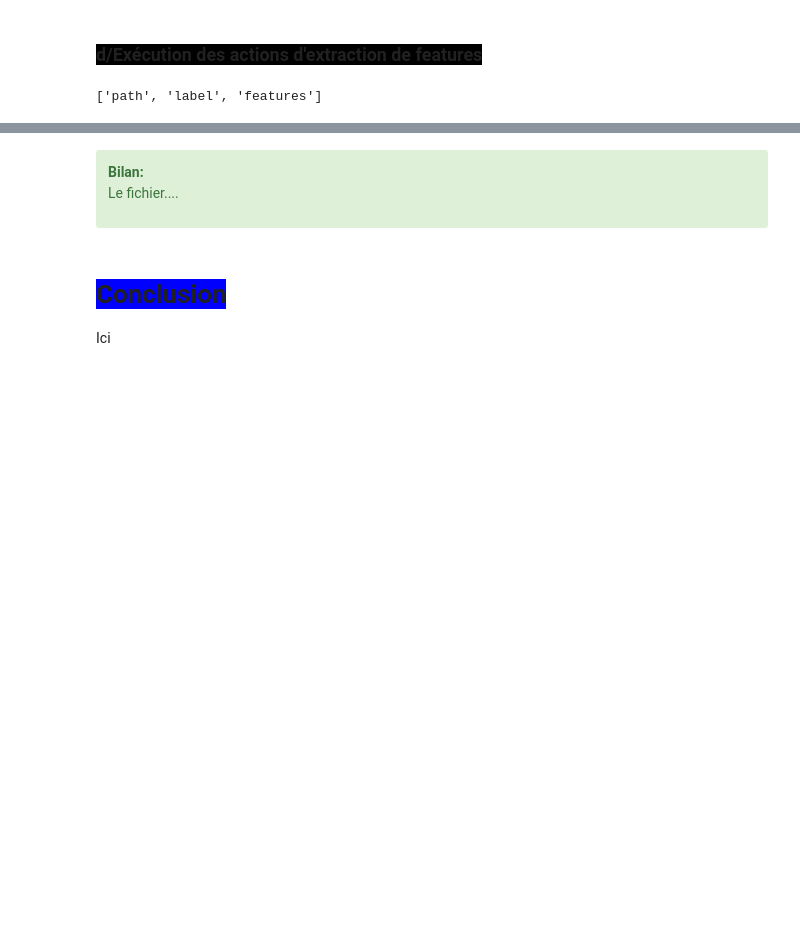
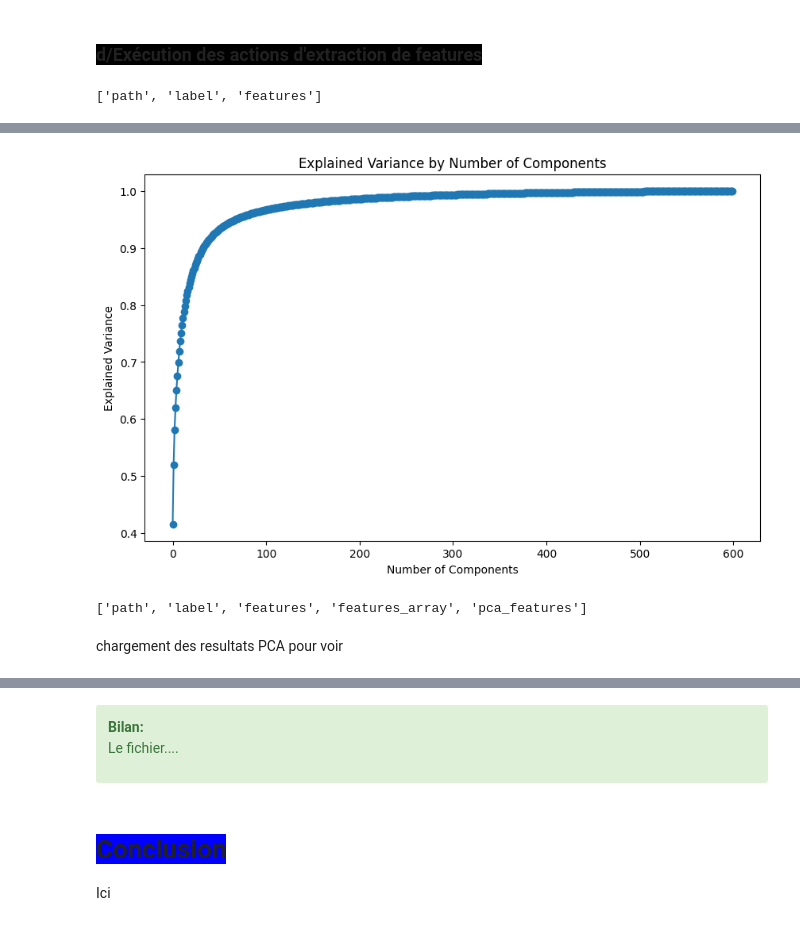
Before and after one commit to pierrickBERTHE/PB9-Traitement_Big_Data_sur_du_Cloud, a Jupyter notebook: Berthe_Pierrick_1_notebook_052024.ipynb, the cells around one changed output, grey strips where cells are left out. Drawn from its saved outputs; the diff is of its cells as text; code cells hidden in the pictures; blank space fills up the shorter version.

```diff
--- a/Berthe_Pierrick_1_notebook_052024.ipynb
+++ b/Berthe_Pierrick_1_notebook_052024.ipynb
@@ -148,11 +191,0 @@ Echantillon de 3 type de pommes (1_416 images)
-# %%
-PATH = os.getcwd()
-
-PATH_Data = PATH + '/data/source/dataset_sample'
-PATH_Result = PATH + '/data/cleaned'
-
-print(
-    'PATH:        ' +\
-    PATH + '\nPATH_Data:   ' +\
-    PATH_Data + '\nPATH_Result: '+ PATH_Result
-)
@@ -350,0 +506,6 @@ features_df.columns
+# %%
+array_to_vector_udf = udf(lambda arr: Vectors.dense(arr), VectorUDT())# cree une fonction udf pour transformer un array en vector UDT
+
+features_df = features_df.withColumn("features_array", array_to_vector_udf(col("features")))
+
+features_df.show()
@@ -370,0 +600,25 @@ features_df.show()
+# %%
+import matplotlib.pyplot as plt
+
+# Unpack the number of components and explained variances into two lists
+components, variances = zip(*explained_variance_table)
+
+# Create a plot
+plt.figure(figsize=(10, 6))
+plt.plot(components, variances, marker='o')
+
+# Add labels and title
+plt.xlabel('Number of Components')
+plt.ylabel('Explained Variance')
+plt.title('Explained Variance by Number of Components')
+
+# Show the plot
+plt.show()
+# %% [output]
+[figure, added]
+# %%
+pca_result.columns
+# %% [output]
+['path', 'label', 'features', 'features_array', 'pca_features']
+# %% [markdown]
+chargement des resultats PCA pour voir
```
Also changed, not shown: parts of 37 cells of this notebook.
